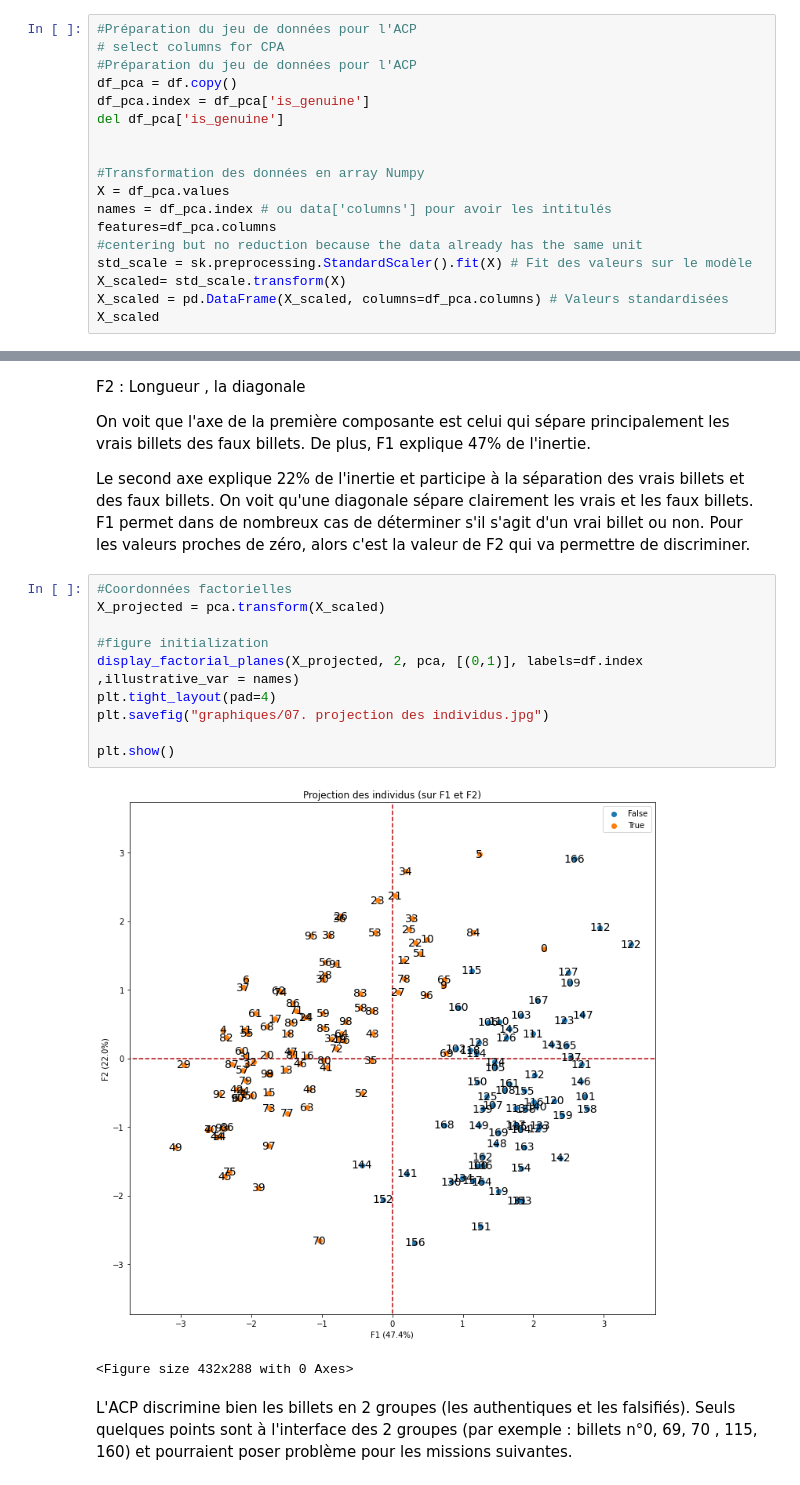
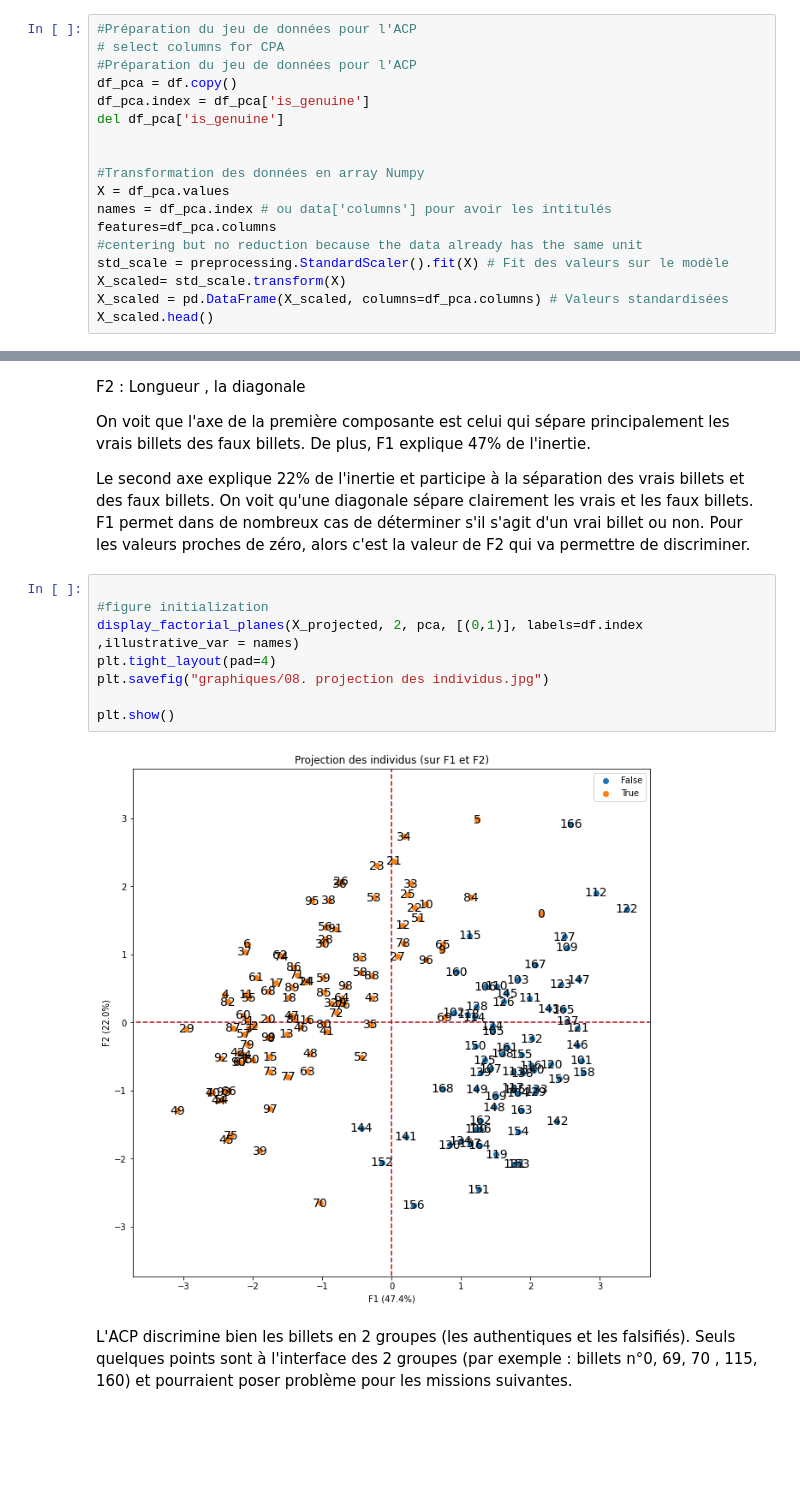
Before and after one commit to ROWAIDAK/P6-D-tectez-des-faux-billets, a Jupyter notebook: P6_01_02_ACP_Kmeans_Détectez_des_faux_billets.ipynb, the cells around one changed output, grey strips where cells are left out. Drawn from its saved outputs; the diff is of its cells as text; blank space fills up the shorter version.

```diff
--- a/P6_01_02_ACP_Kmeans_Détectez_des_faux_billets.ipynb
+++ b/P6_01_02_ACP_Kmeans_Détectez_des_faux_billets.ipynb
@@ -90,10 +70,10 @@ X = df_pca.values
 names = df_pca.index # ou data['columns'] pour avoir les intitulés
 features=df_pca.columns
 #centering but no reduction because the data already has the same unit
-std_scale = sk.preprocessing.StandardScaler().fit(X) # Fit des valeurs sur le modèle
+std_scale = preprocessing.StandardScaler().fit(X) # Fit des valeurs sur le modèle
 X_scaled= std_scale.transform(X)
 X_scaled = pd.DataFrame(X_scaled, columns=df_pca.columns) # Valeurs standardisées
-X_scaled
+X_scaled.head()
 # %% [output]
 |  | diagonal | height_left | height_right | margin_low | margin_up | length |
 | 0 | -0.428344 | 2.669454 | 3.096563 | -0.131590 | -1.189874 | 0.281633 |
@@ -179,17 +154,14 @@ Le second axe explique 22% de l'inertie et participe à la séparation des vrais
 On voit qu'une diagonale sépare clairement les vrais et les faux billets.
 F1 permet dans de nombreux cas de déterminer s'il s'agit d'un vrai billet ou non. Pour les valeurs proches de zéro, alors c'est la valeur de F2 qui va permettre de discriminer.
 # %%
-#Coordonnées factorielles
-X_projected = pca.transform(X_scaled)
 
 #figure initialization
 display_factorial_planes(X_projected, 2, pca, [(0,1)], labels=df.index ,illustrative_var = names)
 plt.tight_layout(pad=4)
-plt.savefig("graphiques/07. projection des individus.jpg")
+plt.savefig("graphiques/08. projection des individus.jpg")
 
 plt.show()
 # %% [output]
-[figure, old version]
+[figure, new version]
-<Figure size 432x288 with 0 Axes>
 # %% [markdown]
 L'ACP discrimine bien les billets en 2 groupes (les authentiques et les falsifiés). Seuls quelques points sont à l'interface des 2 groupes (par exemple : billets n°0, 69, 70 , 115, 160) et pourraient poser problème pour les missions suivantes.
```
Also changed, not shown: parts of 26 cells of this notebook.
